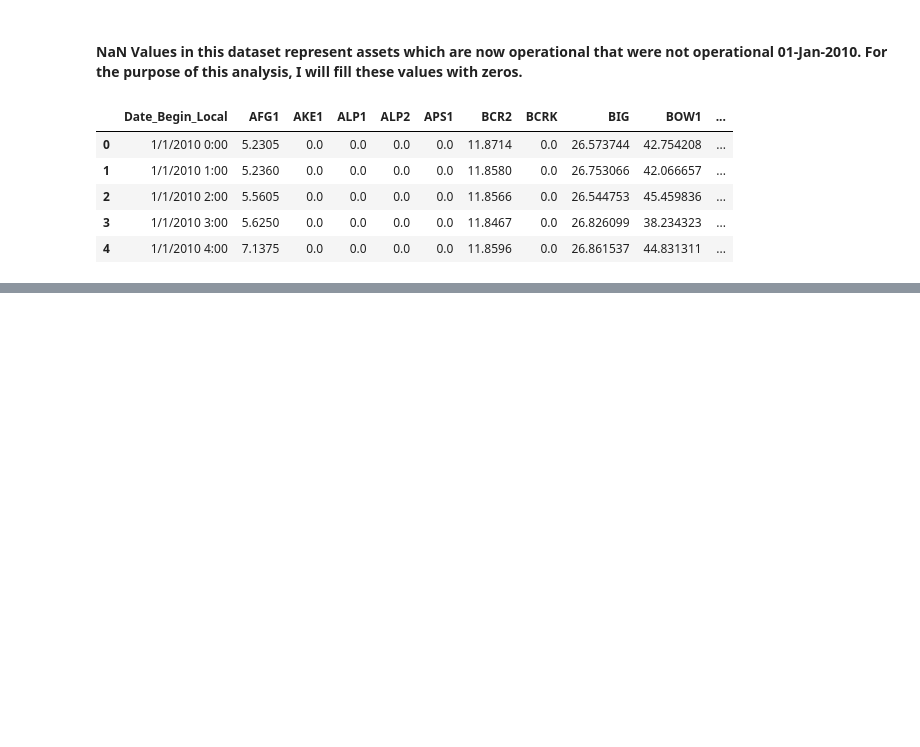
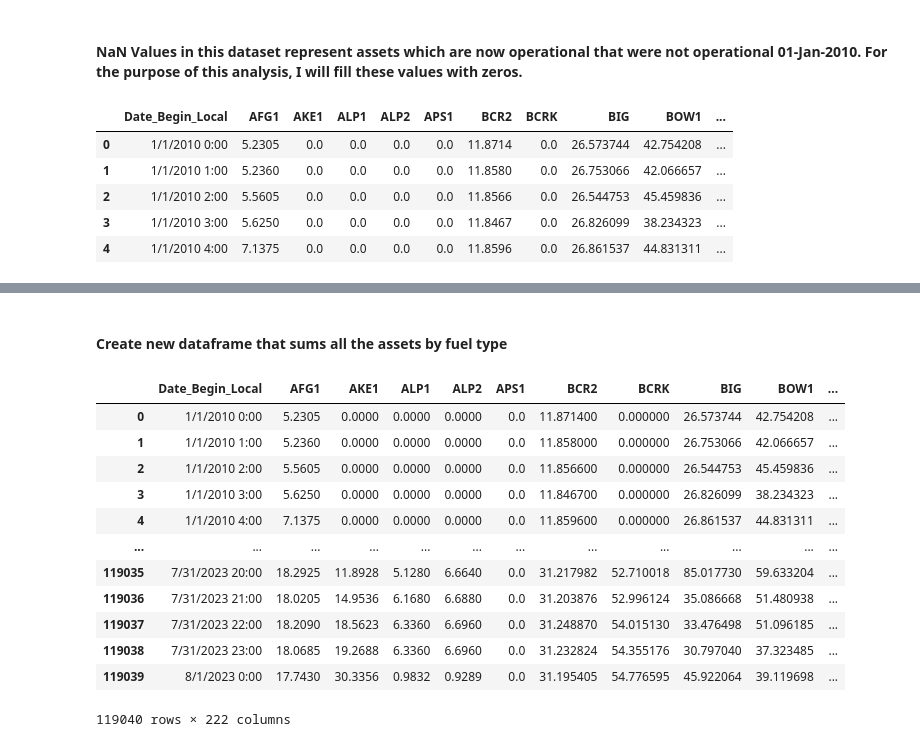
Before and after one commit to Brett20Adams/LHL_Capstone, a Jupyter notebook: capstone_1.ipynb, the cells around one changed output, grey strips where cells are left out. Drawn from its saved outputs; the diff is of its cells as text; code cells hidden in the pictures; blank space fills up the shorter version.

```diff
--- a/capstone_1.ipynb
+++ b/capstone_1.ipynb
@@ -670,19 +599,0 @@ df_price
-# %%
-# DUAL FUEL
-dual_fuel = df_generation_2[df_generation_2['Fuel Type'] == 'DUAL FUEL']
-dual_fuel_assets = dual_fuel['Asset Short Name'].value_counts().index.to_list()
-df_price['Total Dual Fuel Volume (MW)'] = df_price[dual_fuel_assets].sum(axis=1)
-df_price
-# %%
-# OTHER
-# other = df_generation_2[df_generation_2['Fuel Type'] == 'OTHER']
-# other_assets = other['Asset Short Name'].value_counts().index.to_list()
-other_assets = ['AFG1', 'BON1', 'DAI1', 'EAGL', 'GOC1', 'GPEC', 'NRG3', 'SLP1', 'SRL1', 'WEY1', 'WST1', 'WWD1']
-df_price['Total Other Volume (MW)'] = df_price[other_assets].sum(axis=1)
-df_price
-# %%
-# ENERGY STORAGE
-energy_storage = df_generation_2[df_generation_2['Fuel Type'] == 'ENERGY STORAGE']
-energy_storage_assets = energy_storage['Asset Short Name'].value_counts().index.to_list()
-df_price['Total Energy Storage Volume (MW)'] = df_price[energy_storage_assets].sum(axis=1)
-df_price
@@ -820,0 +698,33 @@ hourly_volume_df_2.describe()
+# %% [markdown]
+#### Create new dataframe that sums all the assets by fuel type
+# %%
+df_price_3 = df_price.copy()
+# add new fuel type totals
+df_price_3['Total Coal Volume (MW)'] = df_price_3[coal_list].sum(axis=1)
+df_price_3['Total Dual Fuel Volume (MW)'] = df_price_3[dual_fuel_list].sum(axis=1)
+df_price_3['Total Energy Storage Volume (MW)'] = df_price_3[energy_storage_list].sum(axis=1)
+df_price_3['Total Gas Volume (MW)'] = df_price_3[gas_list].sum(axis=1)
+df_price_3['Total Hydro Volume (MW)'] = df_price_3[hydro_list].sum(axis=1)
+df_price_3['Total Other Volume (MW)'] = df_price_3[other_list].sum(axis=1)
+df_price_3['Total Solar Volume (MW)'] = df_price_3[solar_list].sum(axis=1)
+df_price_3['Total Wind Volume (MW)'] = df_price_3[wind_list].sum(axis=1)
+df_price_3['Total Volume (MW)'] = df_price_3[['Total Coal Volume (MW)', 'Total Dual Fuel Volume (MW)', 'Total Energy Storage Volume (MW)', 'Total Gas Volume (MW)',
+            'Total Hydro Volume (MW)', 'Total Other Volume (MW)', 'Total Solar Volume (MW)', 'Total Wind Volume (MW)']].sum(axis=1)
+# add new column summing up imports and export values (Net Actual Interchange)
+df_price_3['Net Actual Interchange (MW)'] = df_price_3[['EXPORT_BC', 'EXPORT_MT', 'EXPORT_SK']].sum(axis=1) - df_price_3[['IMPORT_BC', 'IMPORT_MT', 'IMPORT_SK']].sum(axis=1)
+# %%
+df_price_3
+# %% [output]
+|  | Date_Begin_Local | AFG1 | AKE1 | ALP1 | ALP2 | APS1 | BCR2 | BCRK | BIG | BOW1 | ... |
+| 0 | 1/1/2010 0:00 | 5.2305 | 0.0000 | 0.0000 | 0.0000 | 0.0 | 11.871400 | 0.000000 | 26.573744 | 42.754208 | ... |
+| 1 | 1/1/2010 1:00 | 5.2360 | 0.0000 | 0.0000 | 0.0000 | 0.0 | 11.858000 | 0.000000 | 26.753066 | 42.066657 | ... |
+| 2 | 1/1/2010 2:00 | 5.5605 | 0.0000 | 0.0000 | 0.0000 | 0.0 | 11.856600 | 0.000000 | 26.544753 | 45.459836 | ... |
+| 3 | 1/1/2010 3:00 | 5.6250 | 0.0000 | 0.0000 | 0.0000 | 0.0 | 11.846700 | 0.000000 | 26.826099 | 38.234323 | ... |
+| 4 | 1/1/2010 4:00 | 7.1375 | 0.0000 | 0.0000 | 0.0000 | 0.0 | 11.859600 | 0.000000 | 26.861537 | 44.831311 | ... |
+| ... | ... | ... | ... | ... | ... | ... | ... | ... | ... | ... | ... |
+| 119035 | 7/31/2023 20:00 | 18.2925 | 11.8928 | 5.1280 | 6.6640 | 0.0 | 31.217982 | 52.710018 | 85.017730 | 59.633204 | ... |
+| 119036 | 7/31/2023 21:00 | 18.0205 | 14.9536 | 6.1680 | 6.6880 | 0.0 | 31.203876 | 52.996124 | 35.086668 | 51.480938 | ... |
+| 119037 | 7/31/2023 22:00 | 18.2090 | 18.5623 | 6.3360 | 6.6960 | 0.0 | 31.248870 | 54.015130 | 33.476498 | 51.096185 | ... |
+| 119038 | 7/31/2023 23:00 | 18.0685 | 19.2688 | 6.3360 | 6.6960 | 0.0 | 31.232824 | 54.355176 | 30.797040 | 37.323485 | ... |
+| 119039 | 8/1/2023 0:00 | 17.7430 | 30.3356 | 0.9832 | 0.9289 | 0.0 | 31.195405 | 54.776595 | 45.922064 | 39.119698 | ... |
+119040 rows × 222 columns
```
Also changed, not shown: parts of 79 cells of this notebook.
